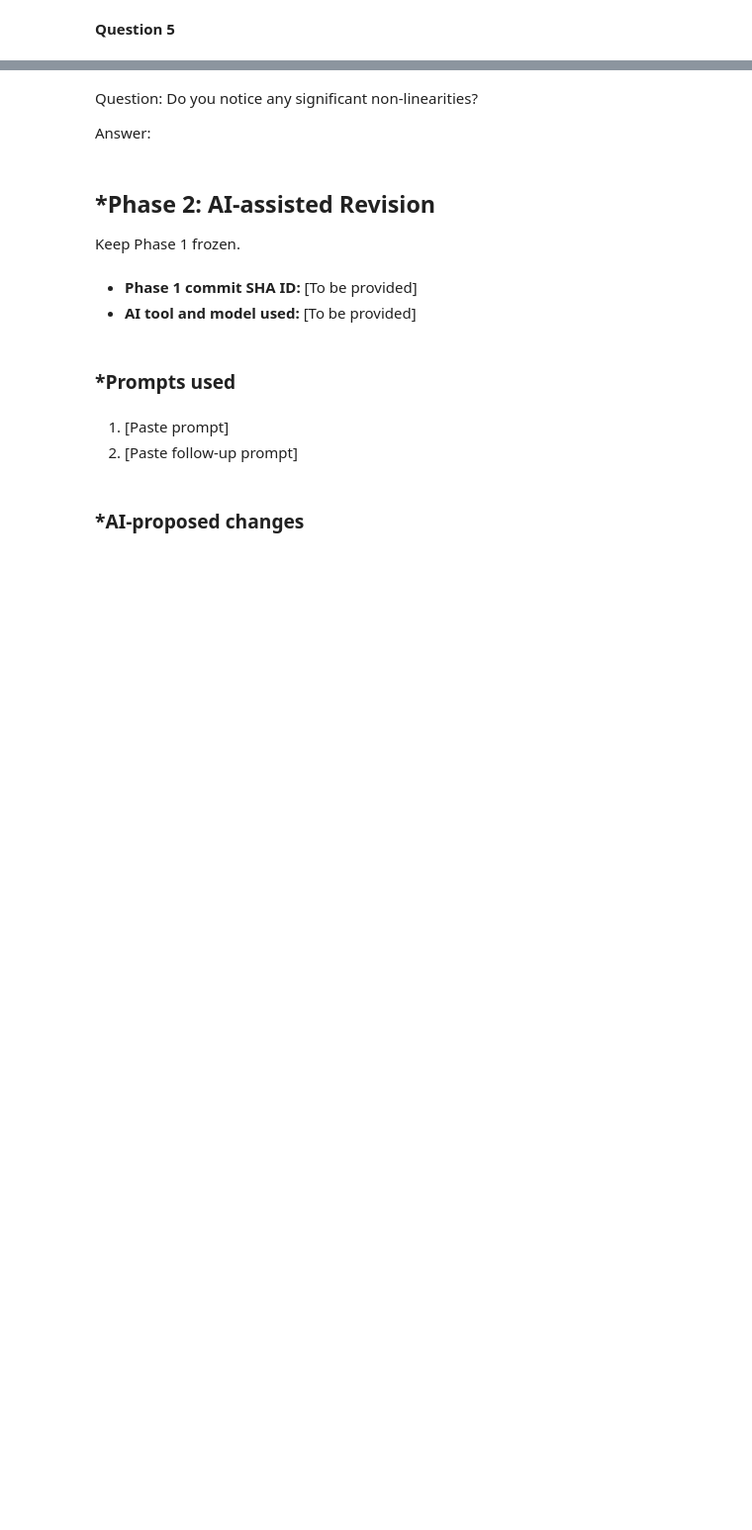
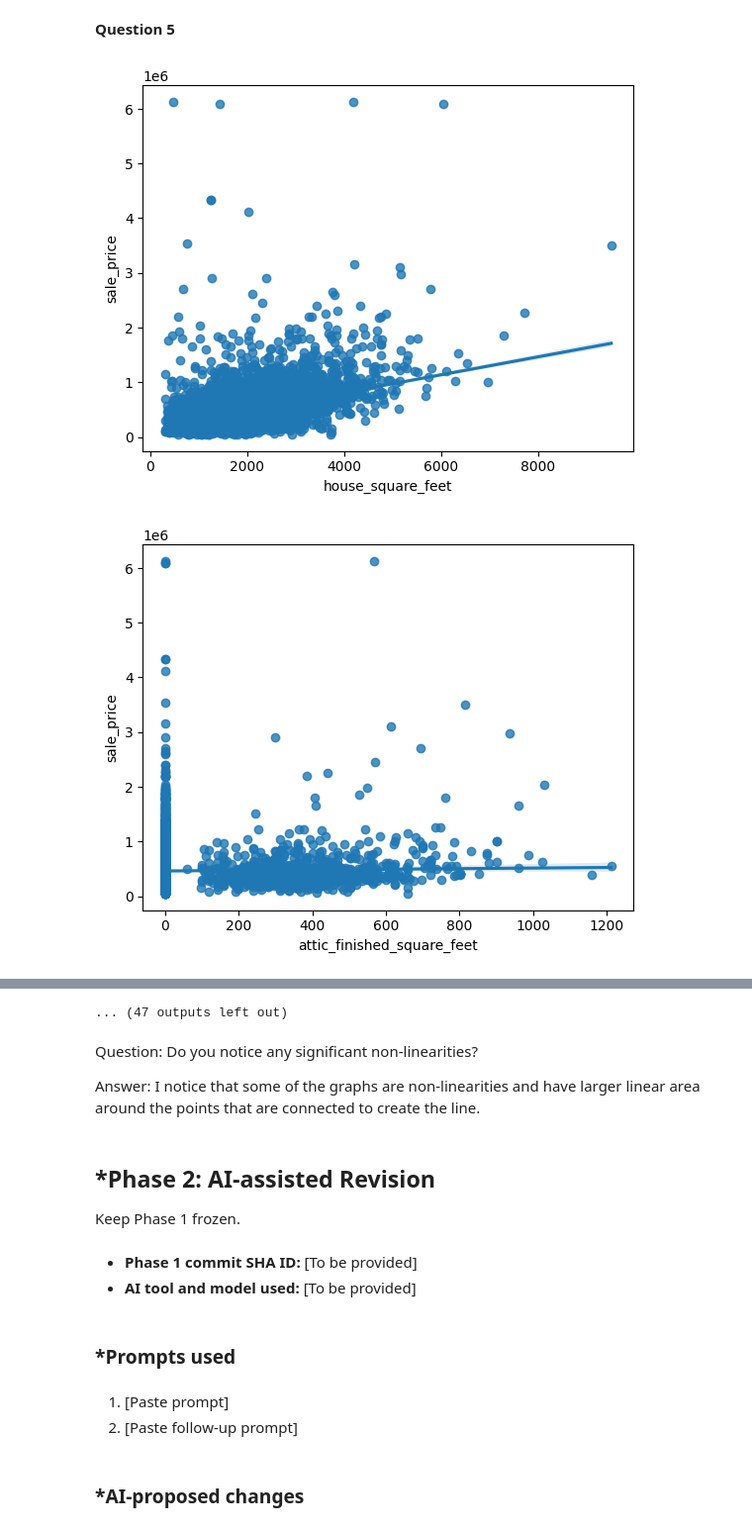
Before and after one commit to hwayalew/L02-hedonic-pricing, a Jupyter notebook: notebook.ipynb, the cells around one changed output, grey strips where cells are left out. Shown at 99% size. Drawn from its saved outputs; the diff is of its cells as text; code cells hidden in the pictures; blank space fills up the shorter version.

Commit message:
Phase 1 Questions 4 and 5

```diff
--- a/notebook.ipynb
+++ b/notebook.ipynb
@@ -425,4 +463,14 @@ Answer:
 # %% [markdown]
 **Question 5**
 # %%
+import seaborn as sns
+
 # Make partial correlation plots for each of the numeric variables in your model.
+numeric_cols = X_train.select_dtypes(include=['int64', 'float64']).columns
+
+for col in numeric_cols:
+    sns.regplot(x=col, y='sale_price', data=df_encoded)
+    plt.show()
+# %% [output]
+[figure, added]
+[figure, added]
@@ -429,7 +487,8 @@ Answer:
+... (47 outputs left out)
-# %% [markdown]
-Question: Do you notice any significant non-linearities?
-
-Answer:
+# %% [markdown]
+Question: Do you notice any significant non-linearities?
+
+Answer: I notice that some of the graphs are non-linearities and have larger linear area around the points that are connected to create the line.
 # %% [markdown]
 ## *Phase 2: AI-assisted Revision
 Keep Phase 1 frozen.
```
Also changed, not shown: parts of 10 cells of this notebook.
